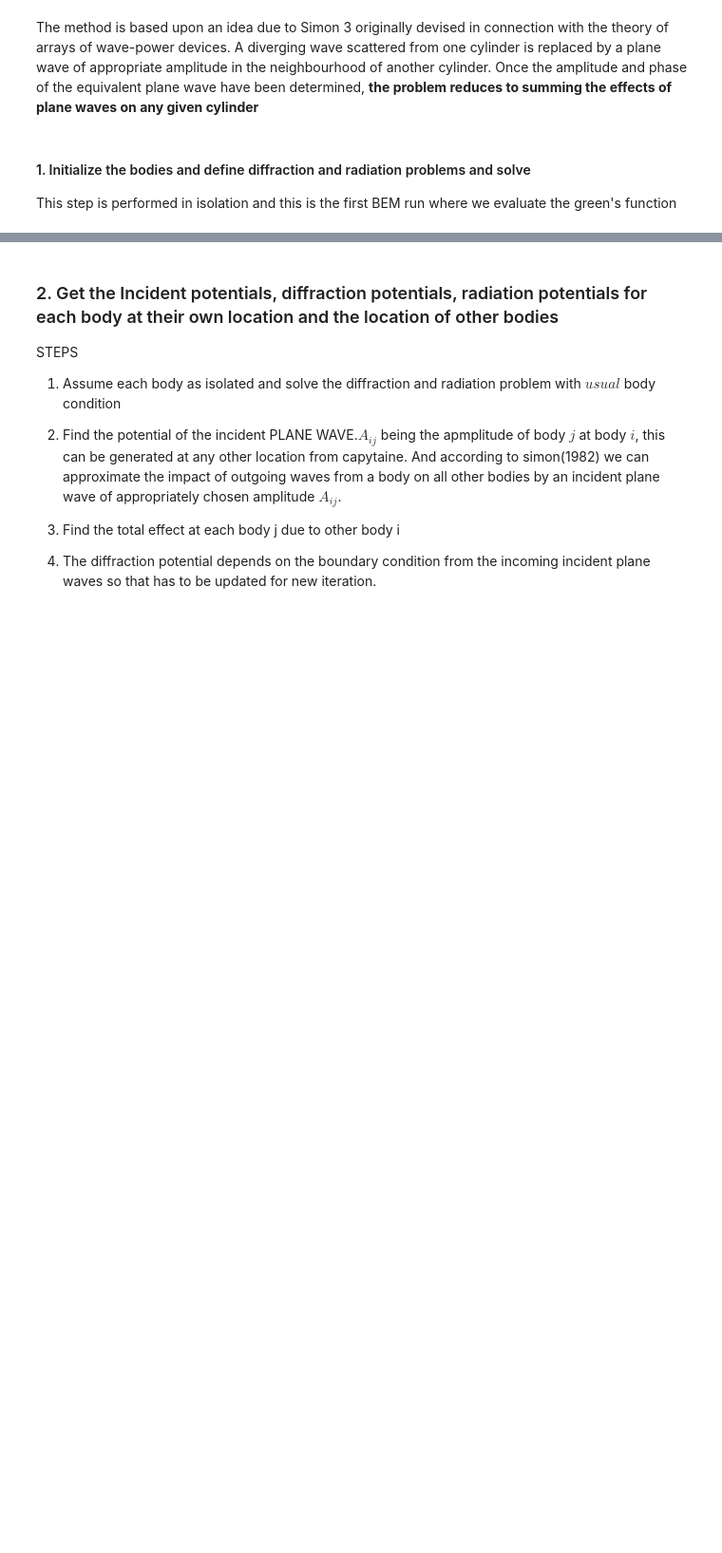
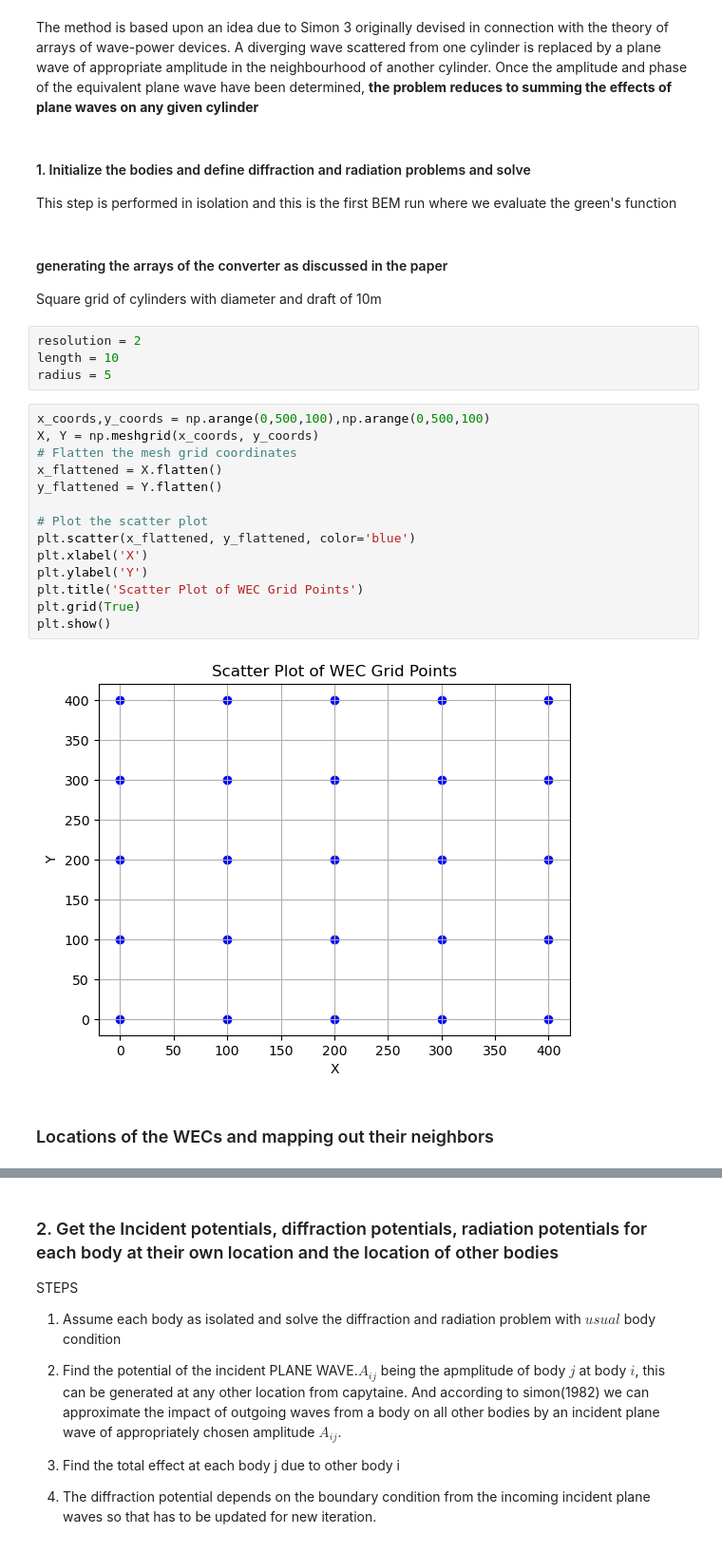
Before and after one commit to symbiotic-engineering/wec_array_opt, a Jupyter notebook: Plane Wave Approximations.ipynb, the cells around one changed output, grey strips where cells are left out. Shown: that part at 95% size. Drawn from its saved outputs; the diff is of its cells as text; blank space fills up the shorter version.

```diff
--- a/Plane Wave Approximations.ipynb
+++ b/Plane Wave Approximations.ipynb
@@ -93,3 +102,29 @@ effects of plane waves on any given cylinder**
 #### 1. Initialize the bodies and define diffraction and radiation problems and solve
 
 This step is performed in isolation and this is the first BEM run where we evaluate the green's function
+# %% [markdown]
+#### generating the arrays of the converter as discussed in the paper
+
+Square grid of cylinders with diameter and draft of 10m
+# %%
+resolution = 2
+length = 10
+radius = 5
+# %%
+x_coords,y_coords = np.arange(0,500,100),np.arange(0,500,100)
+X, Y = np.meshgrid(x_coords, y_coords)
+# Flatten the mesh grid coordinates
+x_flattened = X.flatten()
+y_flattened = Y.flatten()
+
+# Plot the scatter plot
+plt.scatter(x_flattened, y_flattened, color='blue')
+plt.xlabel('X')
+plt.ylabel('Y')
+plt.title('Scatter Plot of WEC Grid Points')
+plt.grid(True)
+plt.show()
+# %% [output]
+[figure, added]
+# %% [markdown]
+### Locations of the WECs and mapping out their neighbors
```
Also changed, not shown: parts of 41 cells of this notebook.
